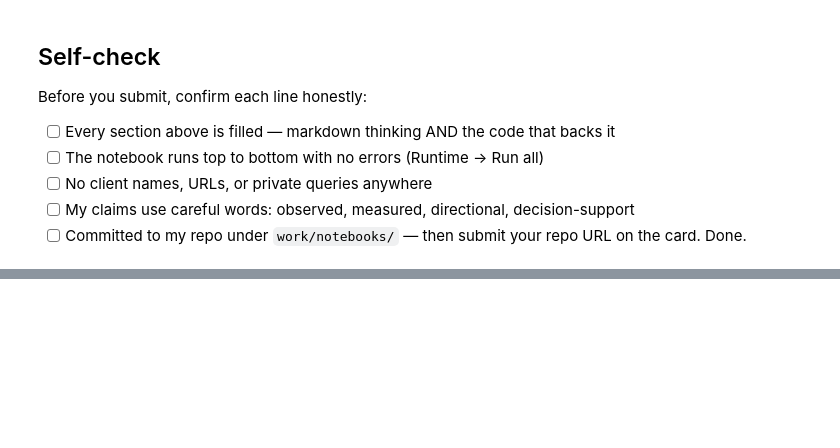
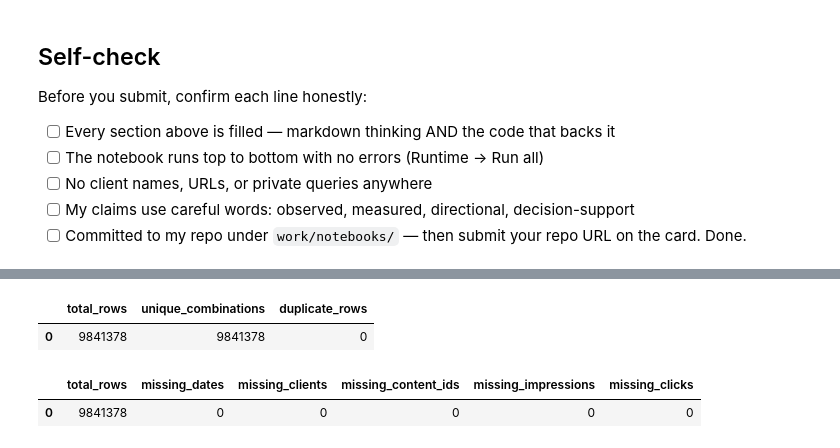
Before and after one commit to ehsansukhera55-debug/flyrank-ml-internship, a Jupyter notebook: work/notebooks/w03_data_contract.ipynb, the cells around one changed output, grey strips where cells are left out. Saved outputs shown, nothing was run; the diff lists cells and outputs as text; code cells hidden in the pictures; blank space fills up the shorter version.

```diff
--- a/work/notebooks/w03_data_contract.ipynb
+++ b/work/notebooks/w03_data_contract.ipynb
@@ -46,0 +383,56 @@ Before you submit, confirm each line honestly:
+# %%
+grain_check = con.sql(f"""
+    SELECT
+        COUNT(*) AS total_rows,
+
+        COUNT(DISTINCT (
+            report_date,
+            client_hash_id,
+            content_hash_id
+        )) AS unique_combinations,
+
+        COUNT(*) - COUNT(DISTINCT (
+            report_date,
+            client_hash_id,
+            content_hash_id
+        )) AS duplicate_rows
+
+    FROM read_parquet('{daily_path}')
+""").df()
+
+display(grain_check)
+# %% [output]
+|  | total_rows | unique_combinations | duplicate_rows |
+| 0 | 9841378 | 9841378 | 0 |
+# %%
+null_check = con.sql(f"""
+    SELECT
+        COUNT(*) AS total_rows,
+
+        COUNT(*) FILTER (
+            WHERE report_date IS NULL
+        ) AS missing_dates,
+
+        COUNT(*) FILTER (
+            WHERE client_hash_id IS NULL
+        ) AS missing_clients,
+
+        COUNT(*) FILTER (
+            WHERE content_hash_id IS NULL
+        ) AS missing_content_ids,
+
+        COUNT(*) FILTER (
+            WHERE gsc_impressions IS NULL
+        ) AS missing_impressions,
+
+        COUNT(*) FILTER (
+            WHERE gsc_clicks IS NULL
+        ) AS missing_clicks
+
+    FROM read_parquet('{daily_path}')
+""").df()
+
+display(null_check)
+# %% [output]
+|  | total_rows | missing_dates | missing_clients | missing_content_ids | missing_impressions | missing_clicks |
+| 0 | 9841378 | 0 | 0 | 0 | 0 | 0 |
```
Also changed, not shown: parts of 24 cells of this notebook.
